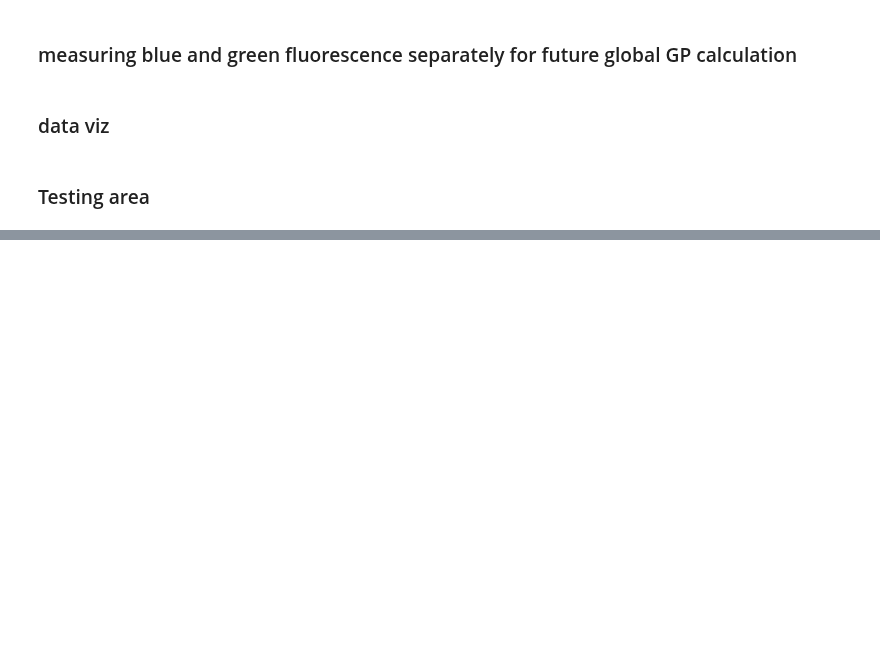
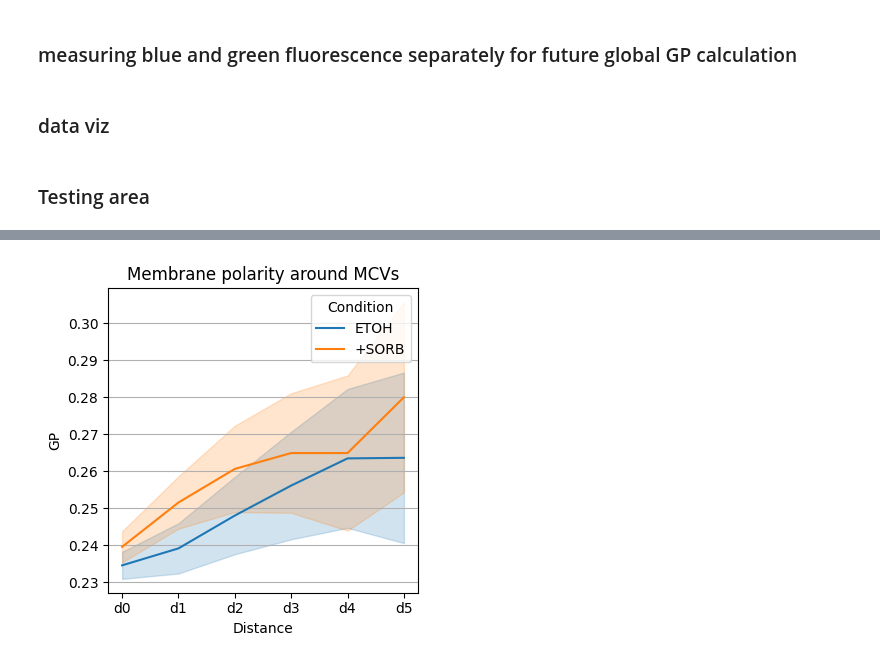
Before and after one commit to jaugenst/pyimagej_workflows, a Jupyter notebook: notebooks/Laurdan_GP.ipynb, the cells around one changed output, grey strips where cells are left out. Saved outputs shown, nothing was run; the diff lists cells and outputs as text; code cells hidden in the pictures; blank space fills up the shorter version.

```diff
--- a/notebooks/Laurdan_GP.ipynb
+++ b/notebooks/Laurdan_GP.ipynb
@@ -759,0 +744,51 @@ KeyboardInterrupt:
+# %%
+for folder in folder_list:
+    if folder.startswith('h37'):
+        folder_path = os.path.join(directory_path, folder)
+        df_path = f"{folder_path}/GP_mean.csv"
+        df = pandas.read_csv(df_path)
+        df_transposed = df.transpose()
+        df_transposed.rename(columns={df_transposed.columns[0]: 'd0',
+                                   df_transposed.columns[1]: 'd1',
+                                   df_transposed.columns[2]: 'd2',
+                                   df_transposed.columns[3]: 'd3',
+                                   df_transposed.columns[4]: 'd4',
+                                   df_transposed.columns[5]: 'd5'}, inplace=True)
+        output1 = f"{directory_path}/{folder}/GP_transposed.csv"
+        df_transposed.to_csv(output1)
+# %%
+folder_list = ['h37 etoh', 'h37 +sorb']
+conditions = ['etoh', '+sorb']
+plt.figure(figsize=(4, 4))
+
+for cond in conditions:
+    folder = f"h37 {cond}"
+    file_path = f"{directory_path}/{folder}/GP_transposed.csv"
+
+    df = pandas.read_csv(file_path)
+    df = df.drop(columns=df.columns[0])  # Drop unnamed index column
+    df_melted = df.melt(var_name="Distance", value_name="GP")
+    df_melted['Condition'] = cond  # Add a condition column for coloring
+
+    # Plot each condition with its color
+    seaborn.lineplot(
+        data=df_melted,
+        x="Distance",
+        y="GP",
+        errorbar='se',
+        label=cond.upper(),
+        color="#1f77b4" if cond == "etoh" else "#ff7f0e"
+    )
+result1 = f"{directory_path}/GP_MCV.tif"
+result2 = f"{directory_path}/GP_MCV.svg"
+plt.title(f"Membrane polarity around MCVs")
+plt.xlabel("Distance")
+plt.ylabel("GP")
+plt.grid(axis='y')
+plt.legend(title="Condition")
+plt.tight_layout()
+plt.savefig(result1)
+plt.savefig(result2)
+plt.show()
+# %% [output]
+[figure, added]
```
Also changed, not shown: parts of 6 cells of this notebook.
